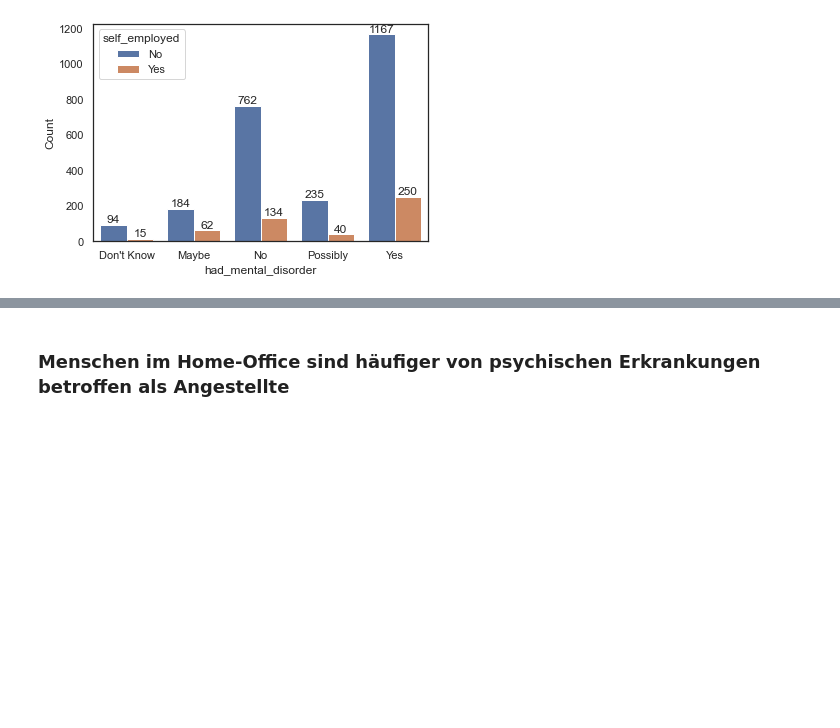
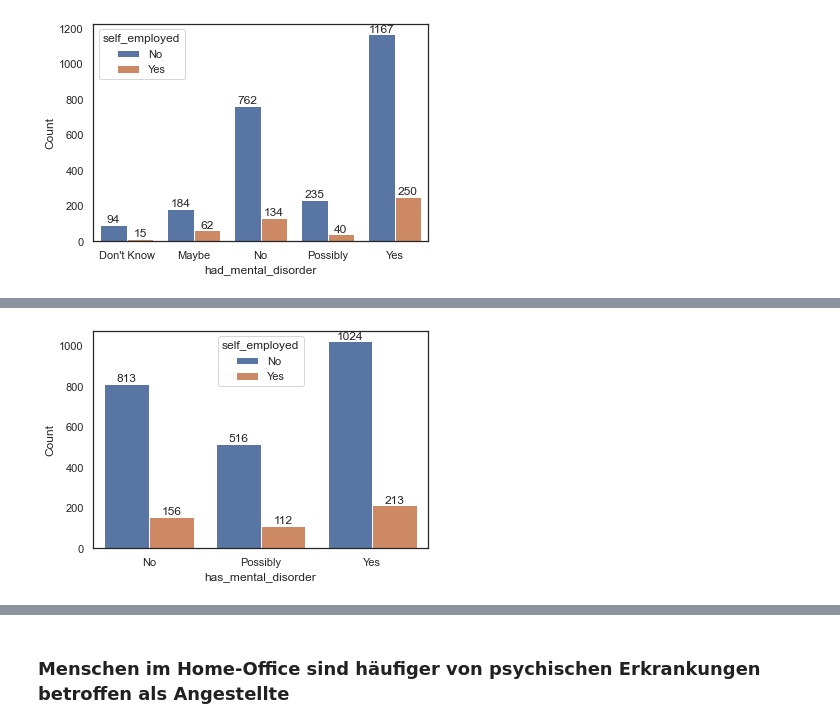
Before and after one commit to Selorikas/mental-health, a Jupyter notebook: mental-health.ipynb, the cells around one changed output, grey strips where cells are left out. Saved outputs shown, nothing was run; the diff lists cells and outputs as text; code cells hidden in the pictures; blank space fills up the shorter version.

```diff
--- a/mental-health.ipynb
+++ b/mental-health.ipynb
@@ -263,7 +263,7 @@ self_employed_mental_disorder
 | 9 | Yes | Yes | 250 | 8.494733 |
 # %%
 #self employed and had mental disorder, visualized
-ax = sns.barplot(x= 'had_mental_disorder', y='Count', hue='self_employed', data= self_employed_mental_disorder)
+ax = sns.barplot(x= 'had_mental_disorder', y='Count', hue='self_employed', data= self_employed_had_mental_disorder)
 
 #add labels to bars
 for container in ax.containers:
@@ -272,0 +289,14 @@ for container in ax.containers:
+# %%
+## Self-employed and had metal disorder
+q5_q33 = pd.merge(q5, q33, on='UserID', how='inner')
+# Change "AnswerText_x to "self_employed"
+q5_q33.rename(columns={'AnswerText_x': 'self_employed'}, inplace = True)
+# Change "AnswerText_y to "had_mental_disorder"
+q5_q33.rename(columns={'AnswerText_y': 'has_mental_disorder'}, inplace = True)
+#remove invalid entries
+q5_q33 = q5_q33.drop(q5_q33[q5_q33.has_mental_disorder == '-1'].index)
+#Add Count and % Column
+self_employed_has_mental_disorder = q5_q33.groupby(['self_employed', 'has_mental_disorder']).size().reset_index(name='Count')
+temp = self_employed_has_mental_disorder['Count'].sum()
+self_employed_has_mental_disorder['%'] = (self_employed_has_mental_disorder['Count'] / temp)*100
+self_employed_has_mental_disorder
@@ -272,0 +311,9 @@ for container in ax.containers:
+# %%
+#self employed and had mental disorder, visualized
+ax = sns.barplot(x= 'has_mental_disorder', y='Count', hue='self_employed', data= self_employed_has_mental_disorder)
+
+#add labels to bars
+for container in ax.containers:
+    ax.bar_label(container)
+# %% [output]
+[figure, added]
```
Also changed, not shown: parts of 7 cells of this notebook.
